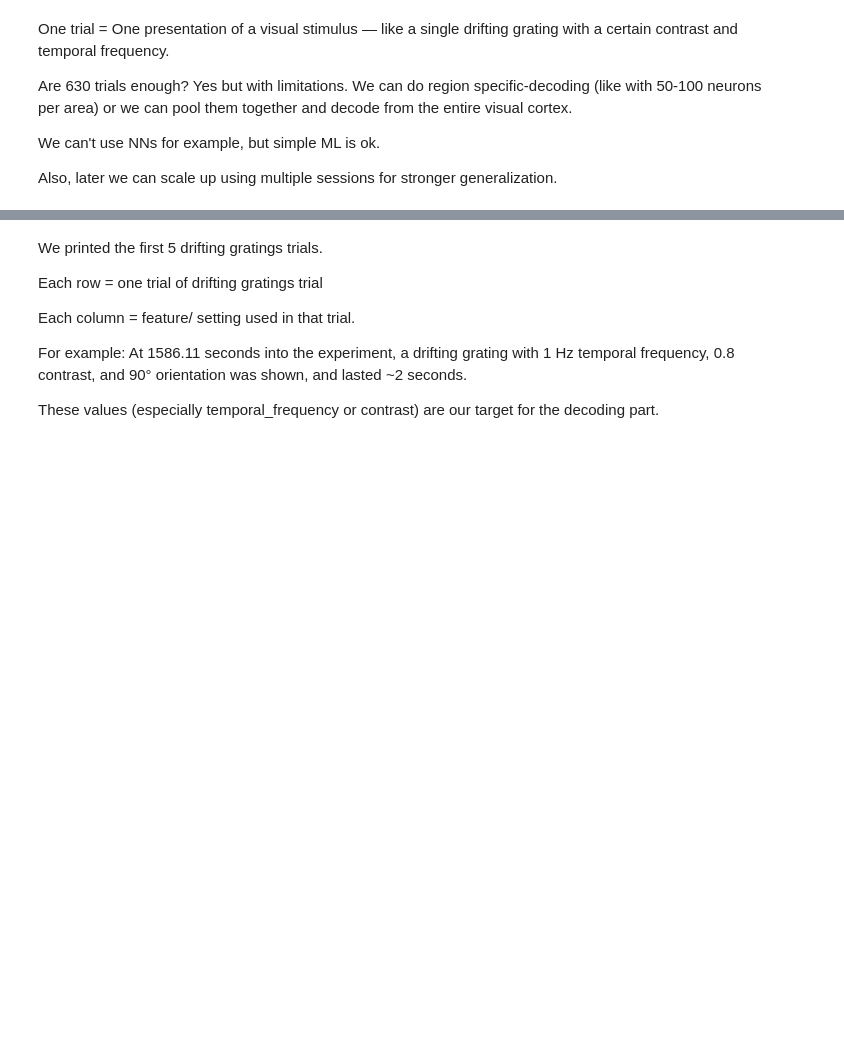
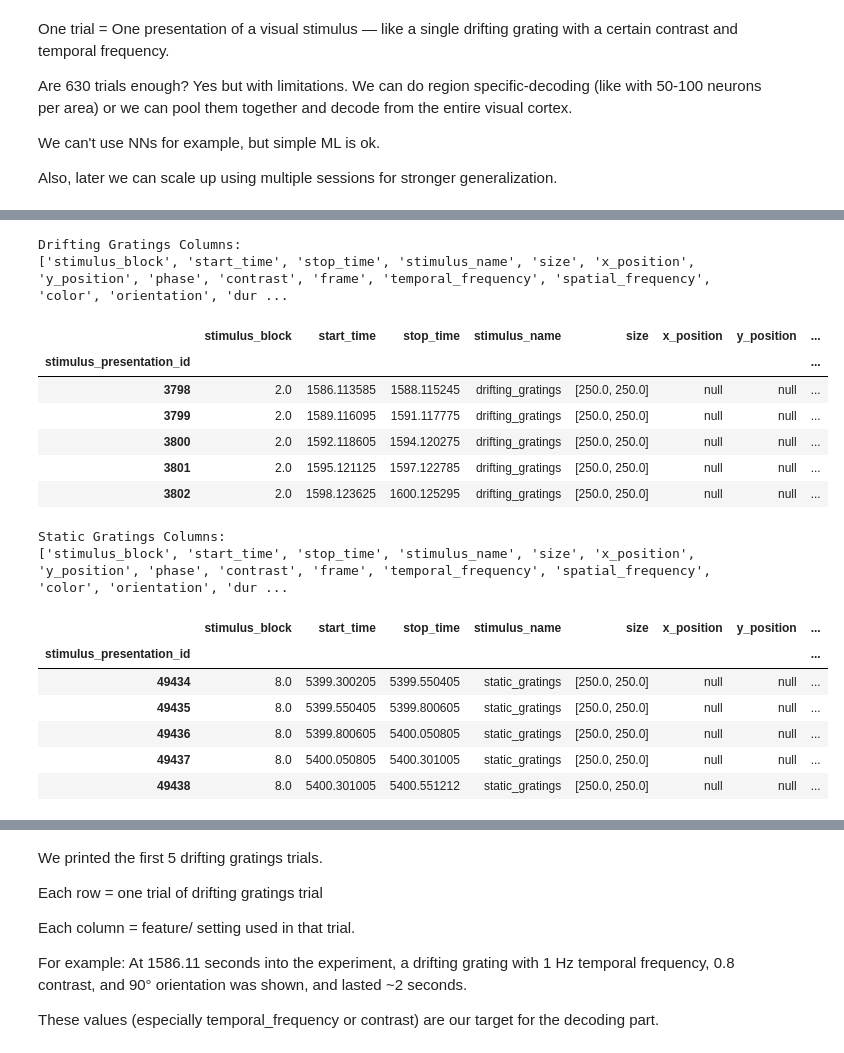
Before and after one commit to emmacristinamora/neuroscience, a Jupyter notebook: exploring_emma.ipynb, the cells around one changed output, grey strips where cells are left out. Cells and saved outputs as stored; diff of their text form; code cells hidden in the pictures; blank space fills up the shorter version.

```diff
--- a/exploring_emma.ipynb
+++ b/exploring_emma.ipynb
@@ -236,0 +244,35 @@ drifting[["start_time", "stop_time", "temporal_frequency", "contrast", "orientat
+# %%
+# Extract and inspect all columns for drifting_gratings
+drifting = session_data.stimulus_presentations[
+    session_data.stimulus_presentations["stimulus_name"] == "drifting_gratings"
+]
+print("Drifting Gratings Columns:")
+print(drifting.columns.tolist())
+display(drifting.head())
+
+# Extract and inspect all columns for static_gratings
+static = session_data.stimulus_presentations[
+    session_data.stimulus_presentations["stimulus_name"] == "static_gratings"
+]
+print("\nStatic Gratings Columns:")
+print(static.columns.tolist())
+display(static.head())
+# %% [output]
+Drifting Gratings Columns:
+['stimulus_block', 'start_time', 'stop_time', 'stimulus_name', 'size', 'x_position', 'y_position', 'phase', 'contrast', 'frame', 'temporal_frequency', 'spatial_frequency', 'color', 'orientation', 'dur ...
+|  | stimulus_block | start_time | stop_time | stimulus_name | size | x_position | y_position | ... |
+| stimulus_presentation_id |  |  |  |  |  |  |  | ... |
+| 3798 | 2.0 | 1586.113585 | 1588.115245 | drifting_gratings | [250.0, 250.0] | null | null | ... |
+| 3799 | 2.0 | 1589.116095 | 1591.117775 | drifting_gratings | [250.0, 250.0] | null | null | ... |
+| 3800 | 2.0 | 1592.118605 | 1594.120275 | drifting_gratings | [250.0, 250.0] | null | null | ... |
+| 3801 | 2.0 | 1595.121125 | 1597.122785 | drifting_gratings | [250.0, 250.0] | null | null | ... |
+| 3802 | 2.0 | 1598.123625 | 1600.125295 | drifting_gratings | [250.0, 250.0] | null | null | ... |
+Static Gratings Columns:
+['stimulus_block', 'start_time', 'stop_time', 'stimulus_name', 'size', 'x_position', 'y_position', 'phase', 'contrast', 'frame', 'temporal_frequency', 'spatial_frequency', 'color', 'orientation', 'dur ...
+|  | stimulus_block | start_time | stop_time | stimulus_name | size | x_position | y_position | ... |
+| stimulus_presentation_id |  |  |  |  |  |  |  | ... |
+| 49434 | 8.0 | 5399.300205 | 5399.550405 | static_gratings | [250.0, 250.0] | null | null | ... |
+| 49435 | 8.0 | 5399.550405 | 5399.800605 | static_gratings | [250.0, 250.0] | null | null | ... |
+| 49436 | 8.0 | 5399.800605 | 5400.050805 | static_gratings | [250.0, 250.0] | null | null | ... |
+| 49437 | 8.0 | 5400.050805 | 5400.301005 | static_gratings | [250.0, 250.0] | null | null | ... |
+| 49438 | 8.0 | 5400.301005 | 5400.551212 | static_gratings | [250.0, 250.0] | null | null | ... |
```
Also changed, not shown: parts of 4 cells of this notebook, 2 other files.
